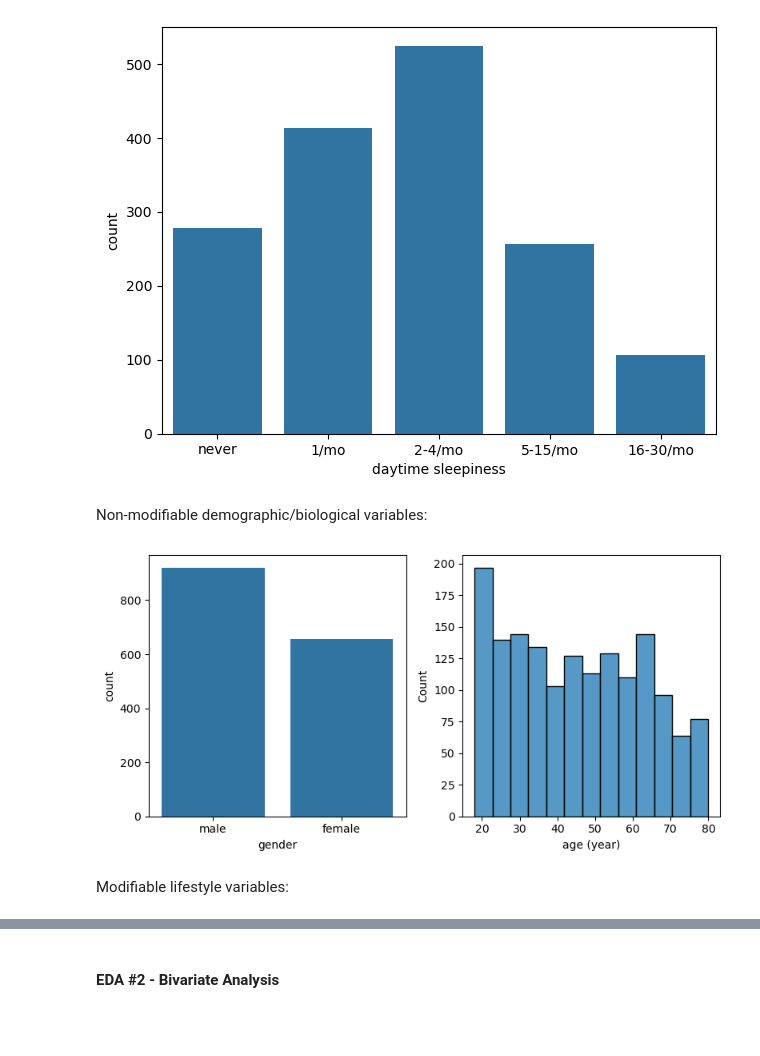
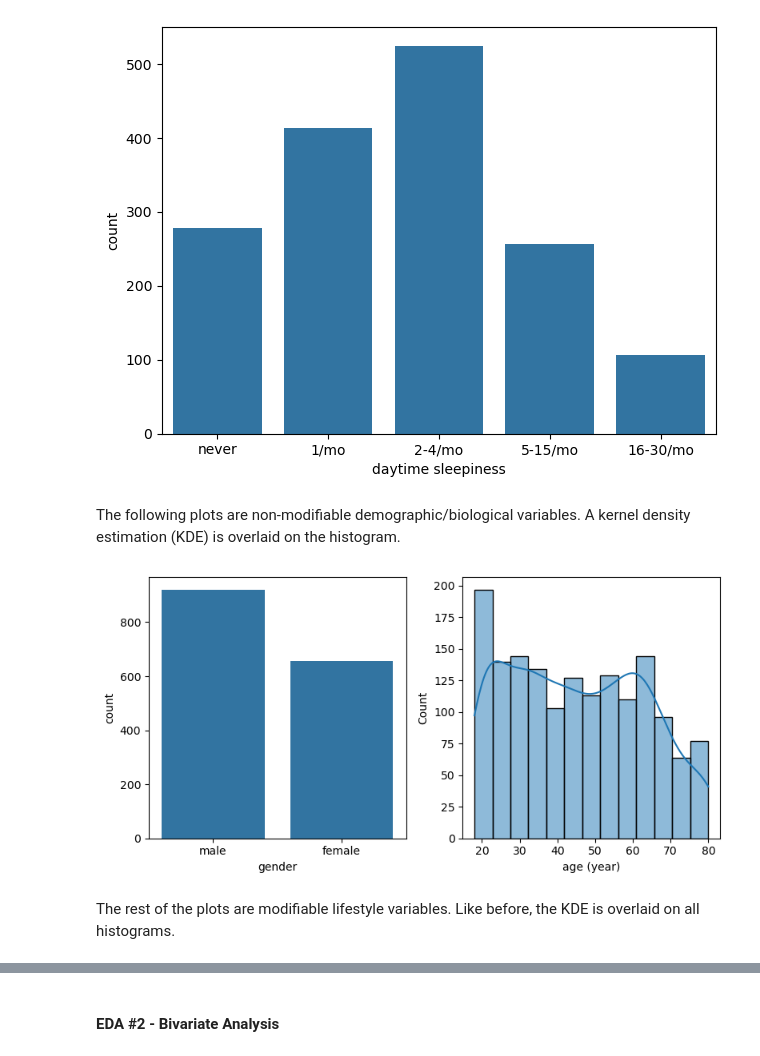
Before and after one commit to COGS108/Group092_WI26, a Jupyter notebook: 02-EDACheckpoint.ipynb, the cells around one changed output, grey strips where cells are left out. Cells and saved outputs as stored; diff of their text form; code cells hidden in the pictures; blank space fills up the shorter version.

```diff
--- a/02-EDACheckpoint.ipynb
+++ b/02-EDACheckpoint.ipynb
@@ -331,23 +334,23 @@ sns.countplot(df, x = 'daytime sleepiness')
 plt.tight_layout()
 # %% [output]
 [figure]
-# %% [markdown]
-Non-modifiable demographic/biological variables:
+# %% [markdown]
+The following plots are non-modifiable demographic/biological variables. A kernel density estimation (KDE) is overlaid on the histogram.
 # %%
-# 1 row and 2 columns
+# 1 row and 2 columns, 8x4 inches
 fig, ax = plt.subplots(nrows = 1, figsize = (8, 4), ncols = 2)
 
 # Plot gender
 sns.countplot(df, x = 'gender', ax = ax[0])
 # Plot age
-sns.histplot(df, x = 'age (year)', ax = ax[1])
+sns.histplot(df, x = 'age (year)', kde = True, ax = ax[1])
 
 # Prevent overlap
 plt.tight_layout()
 # %% [output]
-[figure, old version]
+[figure, new version]
-# %% [markdown]
-Modifiable lifestyle variables:
+# %% [markdown]
+The rest of the plots are modifiable lifestyle variables. Like before, the KDE is overlaid on all histograms.
 # %%
 # 3 rows and 3 columns, 8x8 inches, share same y-axis scale
 fig, ax = plt.subplots(nrows = 3, ncols = 3, figsize = (8, 8), sharey = True)
```
Also changed, not shown: parts of 7 cells of this notebook.
